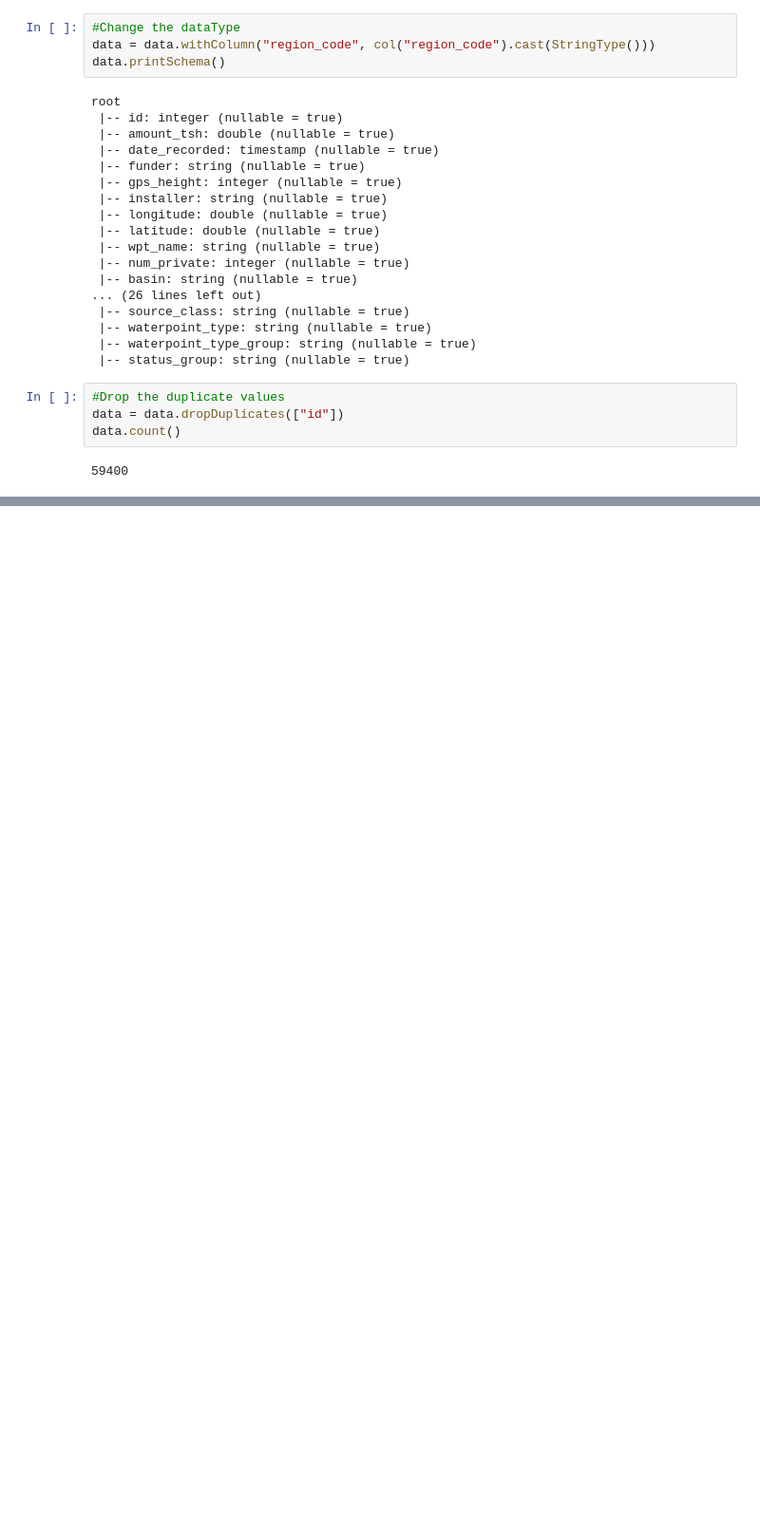
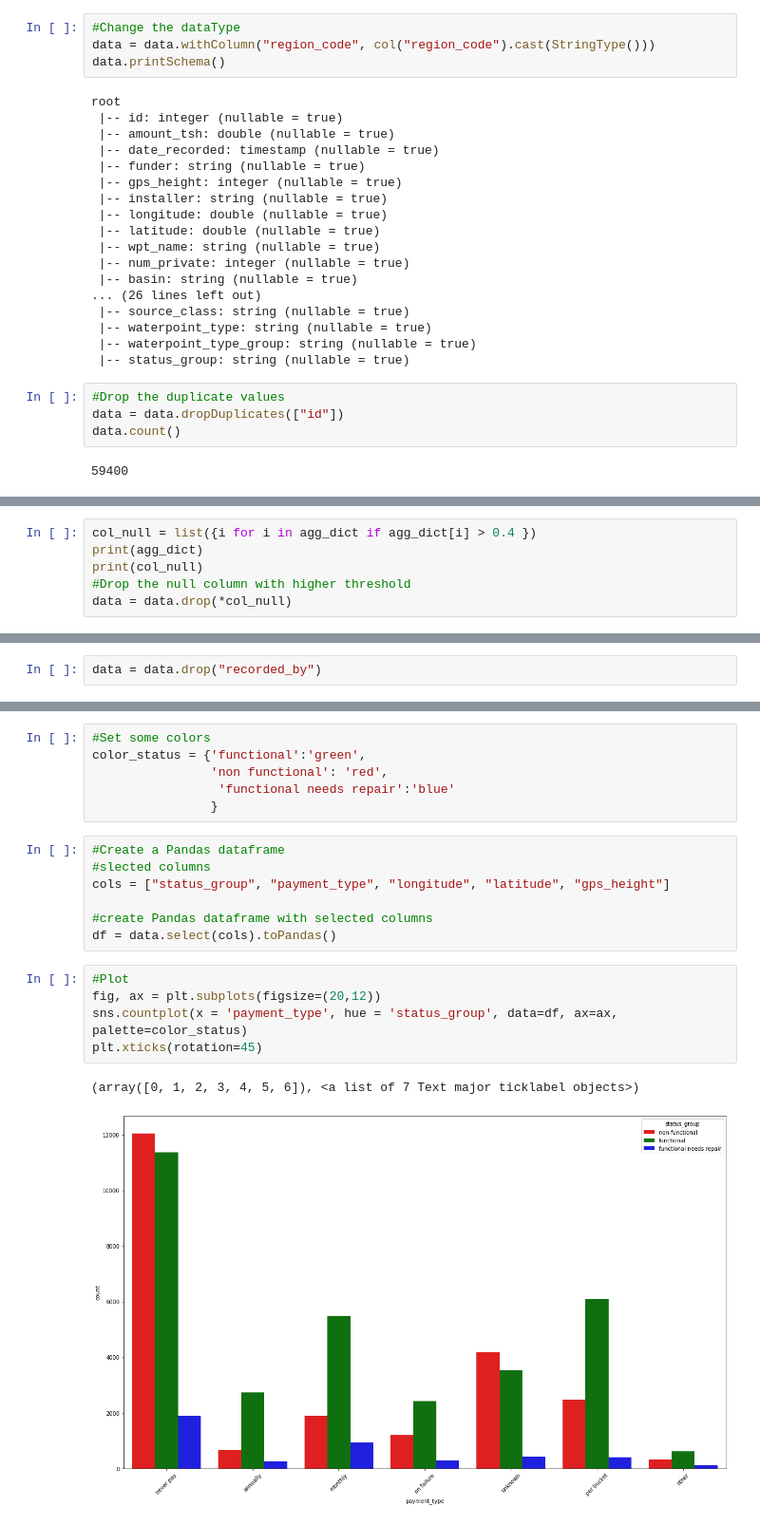
Before and after one commit to vsbca/Data-Science, a Jupyter notebook: PySpark_Visualization.ipynb, the cells around one changed output, grey strips where cells are left out. Shown at 95% size. Cells and saved outputs as stored; diff of their text form; blank space fills up the shorter version.

```diff
--- a/PySpark_Visualization.ipynb
+++ b/PySpark_Visualization.ipynb
@@ -150,0 +188,6 @@ data.count()
+# %%
+col_null = list({i for i in agg_dict if agg_dict[i] > 0.4 })
+print(agg_dict)
+print(col_null)
+#Drop the null column with higher threshold
+data = data.drop(*col_null)
@@ -150,0 +222,2 @@ data.count()
+# %%
+data = data.drop("recorded_by")
@@ -150,0 +260,21 @@ data.count()
+# %%
+#Set some colors
+color_status = {'functional':'green',
+                'non functional': 'red',
+                 'functional needs repair':'blue'
+                }
+# %%
+#Create a Pandas dataframe
+#slected columns
+cols = ["status_group", "payment_type", "longitude", "latitude", "gps_height"]
+
+#create Pandas dataframe with selected columns
+df = data.select(cols).toPandas()
+# %%
+#Plot
+fig, ax = plt.subplots(figsize=(20,12))
+sns.countplot(x = 'payment_type', hue = 'status_group', data=df, ax=ax, palette=color_status)
+plt.xticks(rotation=45)
+# %% [output]
+(array([0, 1, 2, 3, 4, 5, 6]), <a list of 7 Text major ticklabel objects>)
+[figure, added]
```
Also changed, not shown: parts of 16 cells of this notebook.
